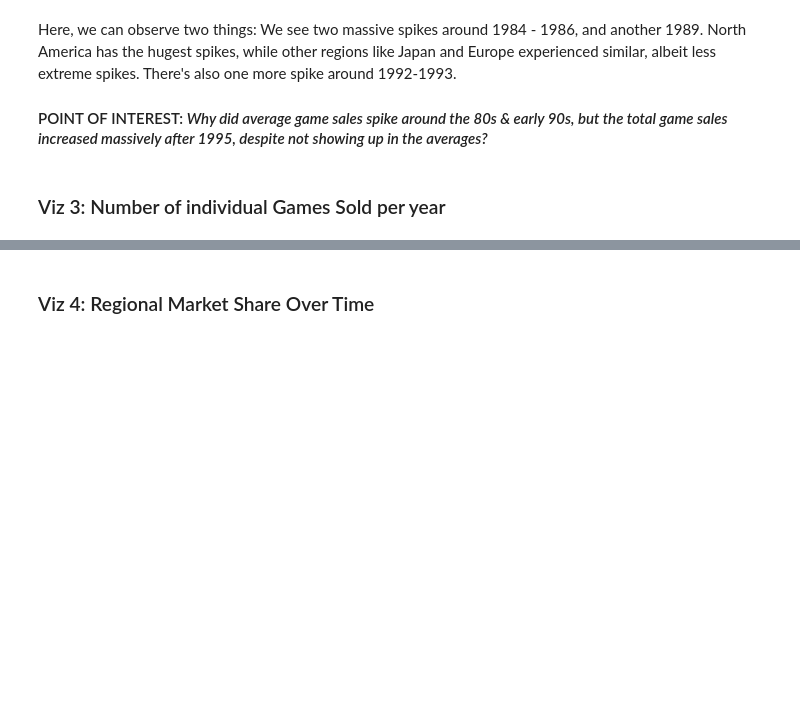
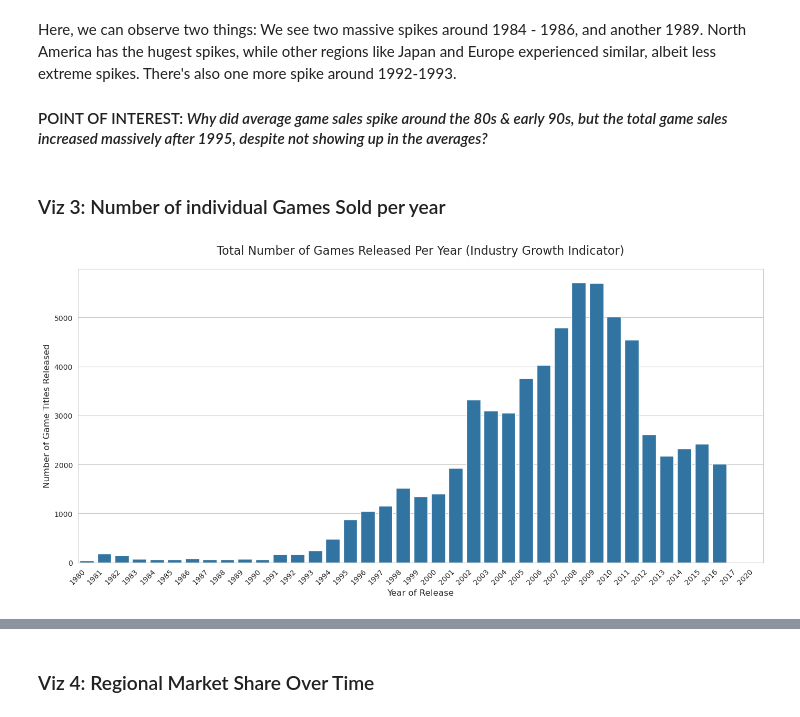
Before and after one commit to RacerBeats/DATA_ANALYTICS_FINAL_PROJ, a Jupyter notebook: Gaming sales project/game_analysis.ipynb, the cells around one changed output, grey strips where cells are left out. Saved outputs shown, nothing was run; the diff lists cells and outputs as text; code cells hidden in the pictures; blank space fills up the shorter version.

```diff
--- a/Gaming sales project/game_analysis.ipynb
+++ b/Gaming sales project/game_analysis.ipynb
@@ -173,3 +175,28 @@ Here, we can observe two things: We see two massive spikes around 1984 - 1986, a
 #### POINT OF INTEREST: *Why did average game sales spike around the 80s & early 90s, but the total game sales increased massively after 1995, despite not showing up in the averages?*
 # %% [markdown]
 ### Viz 3: Number of individual Games Sold per year
+# %%
+game_counts = df_melted_temp.groupby(['Year_of_Release']).size().reset_index(name='Game_Count')
+
+game_counts['Year_of_Release'] = game_counts['Year_of_Release'].astype(int)
+
+sns.set_style("whitegrid")
+plt.figure(figsize=(14,7))
+sns.barplot(
+    data = game_counts,
+    x='Year_of_Release',
+    y='Game_Count'
+)
+plt.title('Total Number of Games Released Per Year (Industry Growth Indicator)', fontsize=16, pad=20)
+plt.xlabel('Year of Release', fontsize=12)
+plt.ylabel('Number of Game Titles Released', fontsize=12)
+
+
+# Rotate x-axis labels for better viewing
+plt.xticks(rotation=45, ha='right')
+
+
+plt.tight_layout() # Adjusts plot to fit all elements cleanly
+plt.show()
+# %% [output]
+[figure, added]
```
Also changed, not shown: parts of 6 cells of this notebook.
